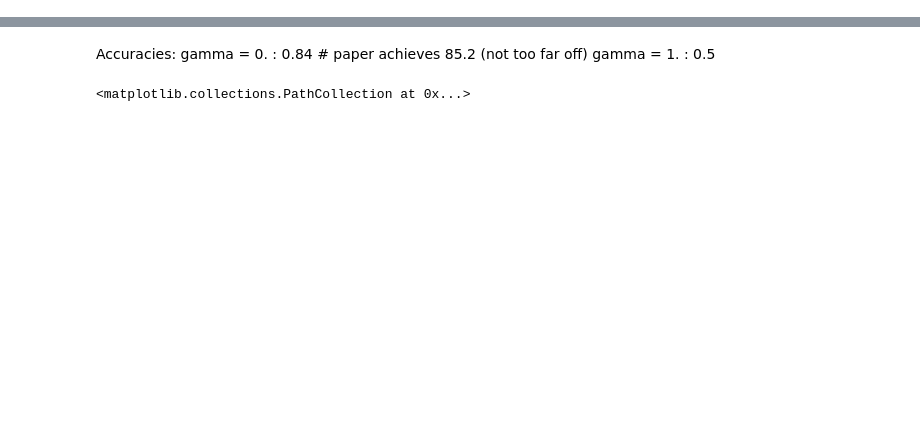
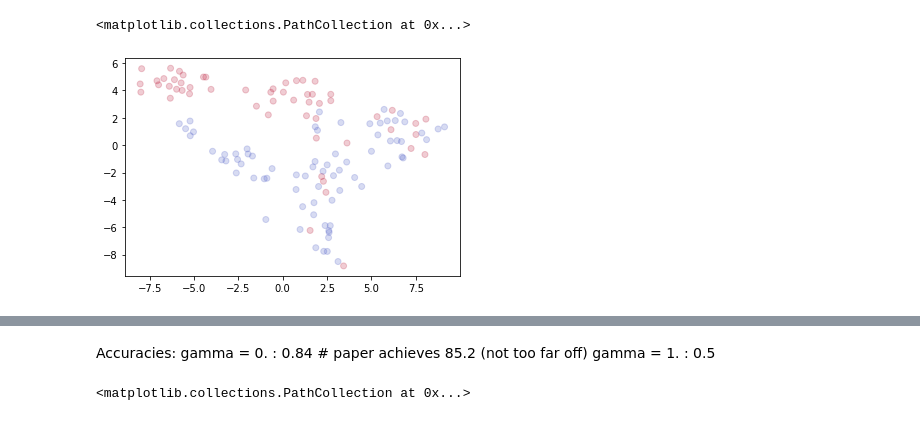
Before and after one commit to jtamanas/FNF4HEP, a Jupyter notebook: CrimeExample.ipynb, the cells around one changed output, grey strips where cells are left out. Drawn from its saved outputs; the diff is of its cells as text; code cells hidden in the pictures; blank space fills up the shorter version.

```diff
--- a/CrimeExample.ipynb
+++ b/CrimeExample.ipynb
@@ -40,0 +81,13 @@ label_1_generator = torch.utils.data.DataLoader(label_1_set, **params)
+# %%
+data, context = next(iter(data_generator))
+data_embedded = TSNE(n_components=2).fit_transform(data)
+samples = probability_flow._sample(num_samples=1, context=context)
+
+#? How to vizualize output of probability_flow?
+# %%
+out_embedded = TSNE(n_components=2).fit_transform(samples.flatten(start_dim=1).detach().numpy())
+# %%
+plt.scatter(*out_embedded.T, c=context, alpha=0.2, cmap='coolwarm')
+# %% [output]
+<matplotlib.collections.PathCollection at 0x...>
+[figure, added]
```
Also changed, not shown: parts of 14 cells of this notebook, 1 other file.
